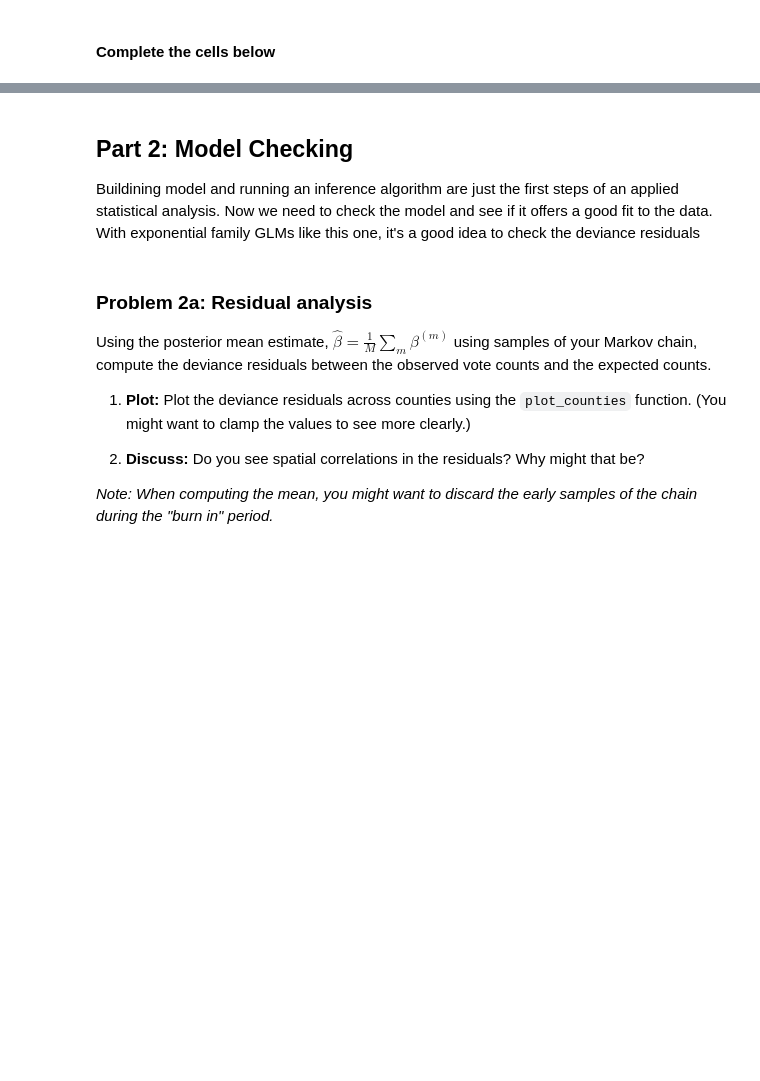
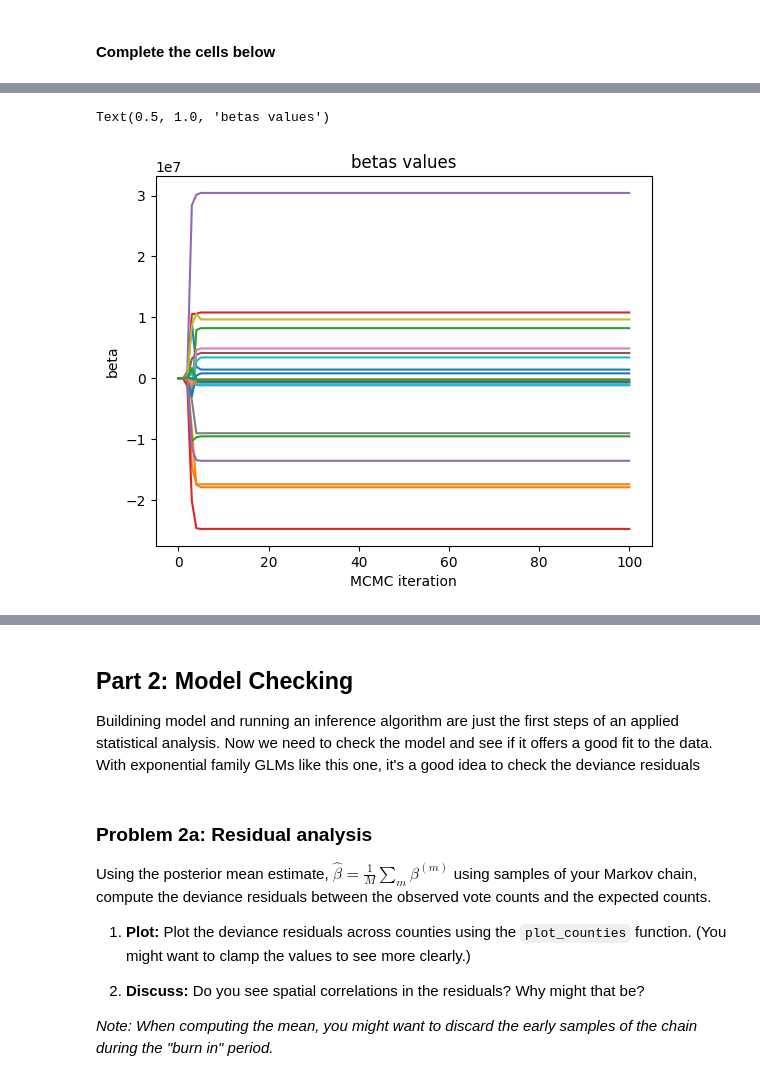
Before and after one commit to fatday/My-Grad-Math-Works, a Jupyter notebook: assignments/hw2/hw2.ipynb, the cells around one changed output, grey strips where cells are left out. Drawn from its saved outputs; the diff is of its cells as text; code cells hidden in the pictures; blank space fills up the shorter version.

```diff
--- a/assignments/hw2/hw2.ipynb
+++ b/assignments/hw2/hw2.ipynb
@@ -616,2 +653,13 @@ glm_samples = glm.gibbs(y, N, X,
+# %%
+# Plot a trace of the samples
+# log scale
+betas = glm_samples["betas"]
+plt.plot(betas)
+plt.xlabel("MCMC iteration")
+plt.ylabel("beta")
+plt.title("betas values")
+# %% [output]
+Text(0.5, 1.0, 'betas values')
+[figure, added]
 # %%
 # Plot the distribution of samples as a boxplot
```
Also changed, not shown: parts of 19 cells of this notebook.
